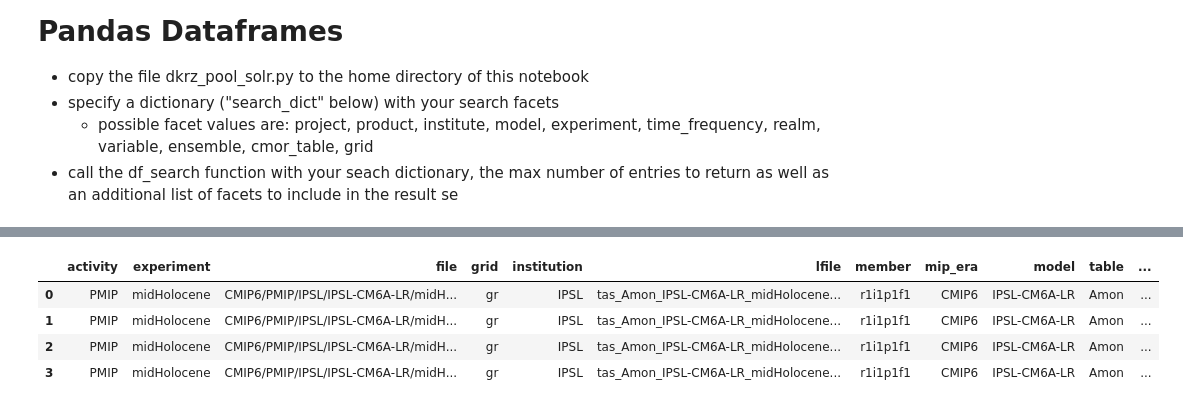
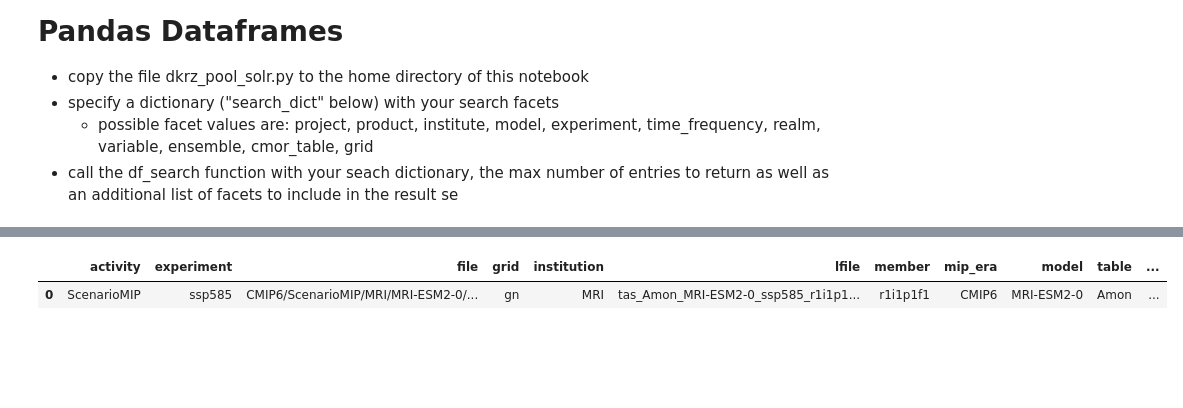
Before and after one commit to stephank16/PSearch, a Jupyter notebook: notebooks/solr.ipynb, the cells around one changed output, grey strips where cells are left out. Cells and saved outputs as stored; diff of their text form; code cells hidden in the pictures; blank space fills up the shorter version.

```diff
--- a/notebooks/solr.ipynb
+++ b/notebooks/solr.ipynb
@@ -32,12 +32,9 @@ http://cmip-eval.dkrz.de:8983/solr/files/select?q=*:*&fq=project:cmip6+AND+varia
 # %%
-efr = dfr.loc[dfr['experiment']=='midHolocene']
+efr = dfr.loc[dfr['experiment']=='ssp585']
 efr
 # %% [output]
 |  | activity | experiment | file | grid | institution | lfile | member | mip_era | model | table | ... |
-| 0 | PMIP | midHolocene | CMIP6/PMIP/IPSL/IPSL-CM6A-LR/midH... | gr | IPSL | tas_Amon_IPSL-CM6A-LR_midHolocene... | r1i1p1f1 | CMIP6 | IPSL-CM6A-LR | Amon | ... |
-| 1 | PMIP | midHolocene | CMIP6/PMIP/IPSL/IPSL-CM6A-LR/midH... | gr | IPSL | tas_Amon_IPSL-CM6A-LR_midHolocene... | r1i1p1f1 | CMIP6 | IPSL-CM6A-LR | Amon | ... |
-| 2 | PMIP | midHolocene | CMIP6/PMIP/IPSL/IPSL-CM6A-LR/midH... | gr | IPSL | tas_Amon_IPSL-CM6A-LR_midHolocene... | r1i1p1f1 | CMIP6 | IPSL-CM6A-LR | Amon | ... |
-| 3 | PMIP | midHolocene | CMIP6/PMIP/IPSL/IPSL-CM6A-LR/midH... | gr | IPSL | tas_Amon_IPSL-CM6A-LR_midHolocene... | r1i1p1f1 | CMIP6 | IPSL-CM6A-LR | Amon | ... |
+| 0 | ScenarioMIP | ssp585 | CMIP6/ScenarioMIP/MRI/MRI-ESM2-0/... | gn | MRI | tas_Amon_MRI-ESM2-0_ssp585_r1i1p1... | r1i1p1f1 | CMIP6 | MRI-ESM2-0 | Amon | ... |
 # %%
 ffr = dfr[file_pattern['CMIP6']]
 ffr
```
Also changed, not shown: parts of 3 cells of this notebook, 4 other files.
